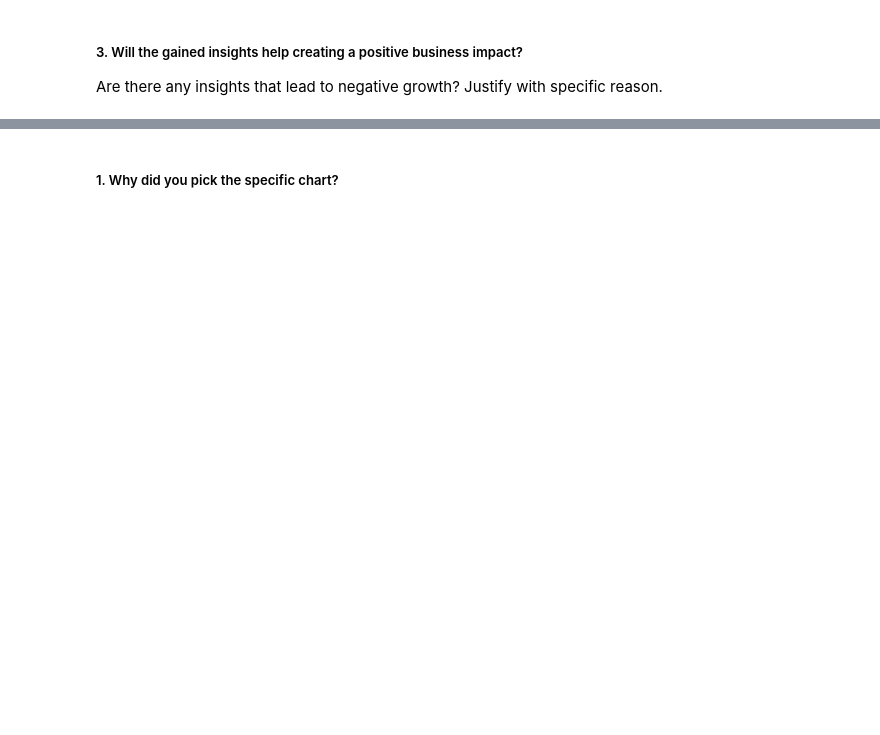
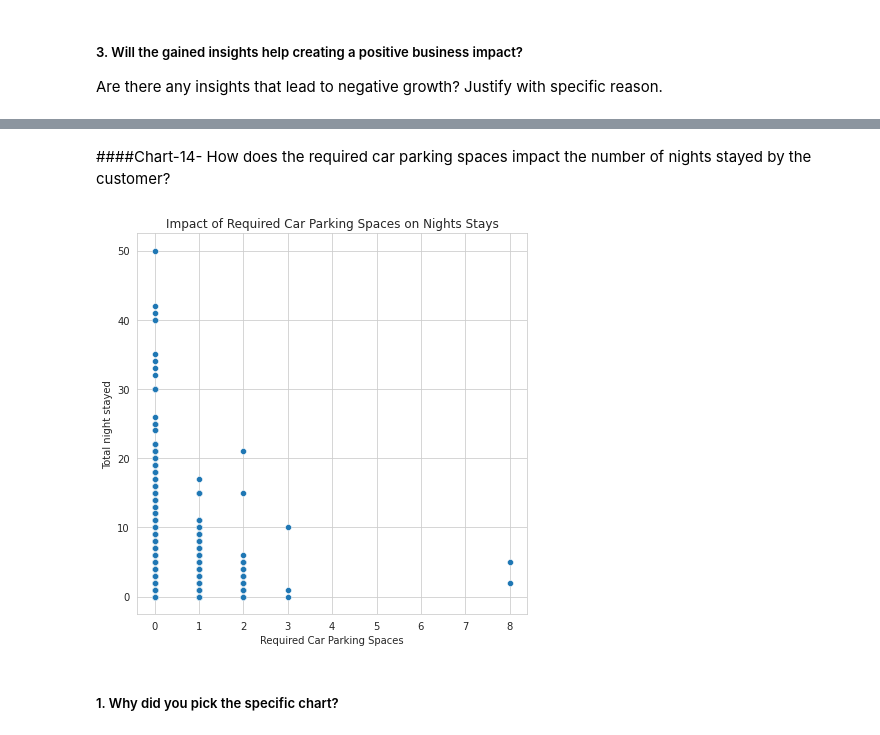
Before and after one commit to sibi601/EDA-Hotel_Booking, a Jupyter notebook: EDA_hotel_booking_analysis_capstoneproject_SIBIN_IQBAL.ipynb, the cells around one changed output, grey strips where cells are left out. Cells and saved outputs as stored; diff of their text form; code cells hidden in the pictures; blank space fills up the shorter version.

```diff
--- a/EDA_hotel_booking_analysis_capstoneproject_SIBIN_IQBAL.ipynb
+++ b/EDA_hotel_booking_analysis_capstoneproject_SIBIN_IQBAL.ipynb
@@ -868,2 +940,15 @@ Are there any insights that lead to negative growth? Justify with specific reaso
+# %% [markdown]
+####Chart-14- How does the required car parking spaces impact the number of nights stayed by the customer?
+# %%
+# Chart - 14 visualization code
+plt.figure(figsize = (7,7))
+sns.set_style("whitegrid")
+sns.scatterplot(x='required_car_parking_spaces', y='stays_in_week_nights', data=hb_df)
+plt.xlabel("Required Car Parking Spaces")
+plt.ylabel("Total night stayed")
+plt.title("Impact of Required Car Parking Spaces on Nights Stays")
+plt.show()
+# %% [output]
+[figure, added]
 # %% [markdown]
 ##### 1. Why did you pick the specific chart?
```
Also changed, not shown: parts of 64 cells of this notebook.
